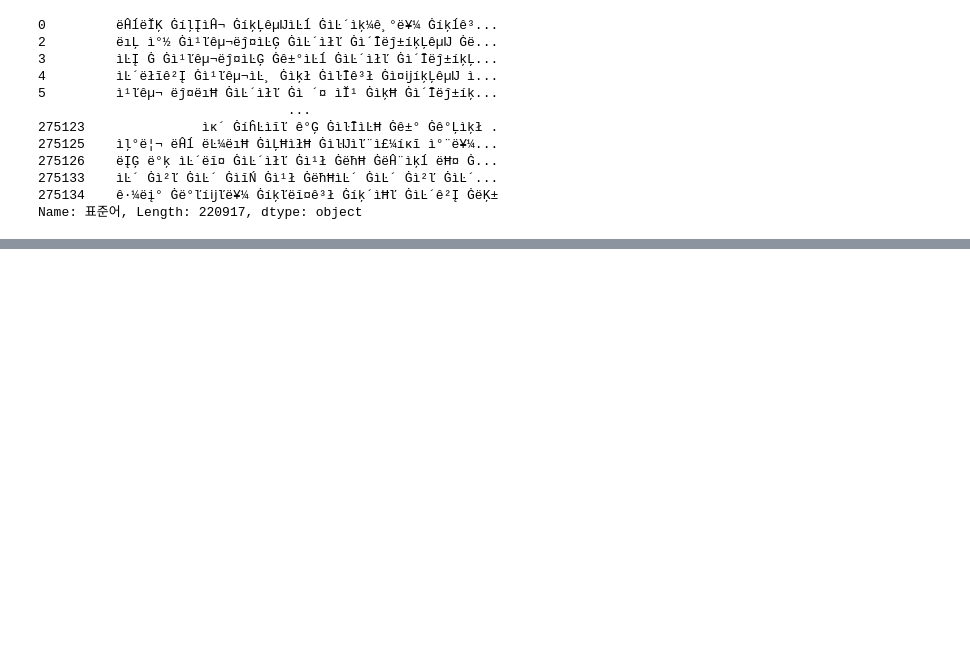
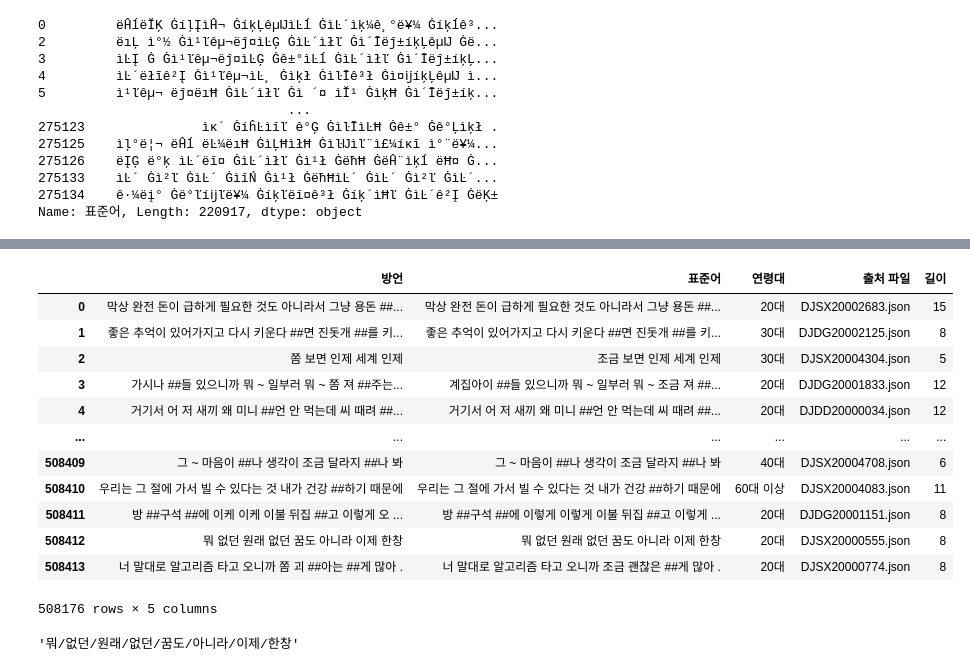
Before and after one commit to BlessingDev/NLP-Standard-Dialect-Translation, a Jupyter notebook: EDA/EDA4.ipynb, the cells around one changed output, grey strips where cells are left out. Cells and saved outputs as stored; diff of their text form; code cells hidden in the pictures; blank space fills up the shorter version.

```diff
--- a/EDA/EDA4.ipynb
+++ b/EDA/EDA4.ipynb
@@ -1247,0 +1271,21 @@ df.to_csv("../datas/output/jeonla_dialect_test_bpe.csv")
+# %%
+df = pd.read_csv("../datas/output/jeonla_dialect_data_WordPiece.csv", index_col=0)
+df
+# %% [output]
+|  | 방언 | 표준어 | 연령대 | 출처 파일 | 길이 |
+| 0 | 막상 완전 돈이 급하게 필요한 것도 아니라서 그냥 용돈 ##... | 막상 완전 돈이 급하게 필요한 것도 아니라서 그냥 용돈 ##... | 20대 | DJSX20002683.json | 15 |
+| 1 | 좋은 추억이 있어가지고 다시 키운다 ##면 진돗개 ##를 키... | 좋은 추억이 있어가지고 다시 키운다 ##면 진돗개 ##를 키... | 30대 | DJDG20002125.json | 8 |
+| 2 | 쫌 보면 인제 세계 인제 | 조금 보면 인제 세계 인제 | 30대 | DJSX20004304.json | 5 |
+| 3 | 가시나 ##들 있으니까 뭐 ~ 일부러 뭐 ~ 쫌 져 ##주는... | 계집아이 ##들 있으니까 뭐 ~ 일부러 뭐 ~ 조금 져 ##... | 20대 | DJDG20001833.json | 12 |
+| 4 | 거기서 어 저 새끼 왜 미니 ##언 안 먹는데 씨 때려 ##... | 거기서 어 저 새끼 왜 미니 ##언 안 먹는데 씨 때려 ##... | 20대 | DJDD20000034.json | 12 |
+| ... | ... | ... | ... | ... | ... |
+| 508409 | 그 ~ 마음이 ##나 생각이 조금 달라지 ##나 봐 | 그 ~ 마음이 ##나 생각이 조금 달라지 ##나 봐 | 40대 | DJSX20004708.json | 6 |
+| 508410 | 우리는 그 절에 가서 빌 수 있다는 것 내가 건강 ##하기 때문에 | 우리는 그 절에 가서 빌 수 있다는 것 내가 건강 ##하기 때문에 | 60대 이상 | DJSX20004083.json | 11 |
+| 508411 | 방 ##구석 ##에 이케 이케 이불 뒤집 ##고 이렇게 오 ... | 방 ##구석 ##에 이렇게 이렇게 이불 뒤집 ##고 이렇게 ... | 20대 | DJDG20001151.json | 8 |
+| 508412 | 뭐 없던 원래 없던 꿈도 아니라 이제 한창 | 뭐 없던 원래 없던 꿈도 아니라 이제 한창 | 20대 | DJSX20000555.json | 8 |
+| 508413 | 너 말대로 알고리즘 타고 오니까 쫌 괴 ##아는 ##게 많아 . | 너 말대로 알고리즘 타고 오니까 조금 괜찮은 ##게 많아 . | 20대 | DJSX20000774.json | 8 |
+508176 rows × 5 columns
+# %%
+df.loc[508412, "방언"].replace(" ", "/")
+# %% [output]
+'뭐/없던/원래/없던/꿈도/아니라/이제/한창'
```
Also changed, not shown: parts of 7 cells of this notebook, 6 other files.
